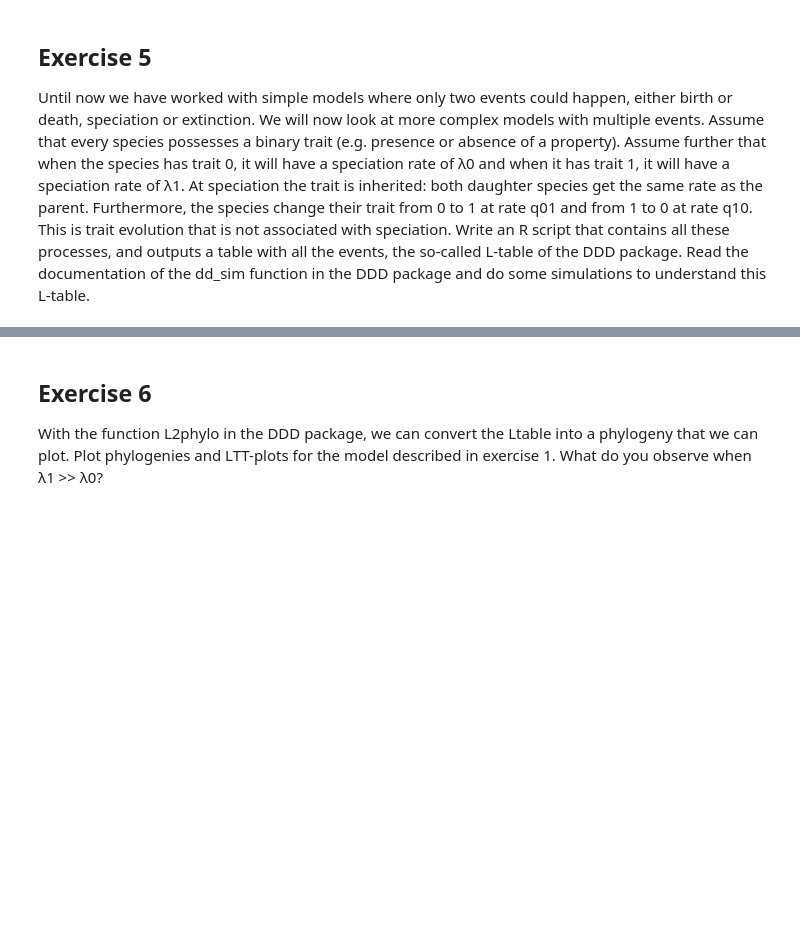
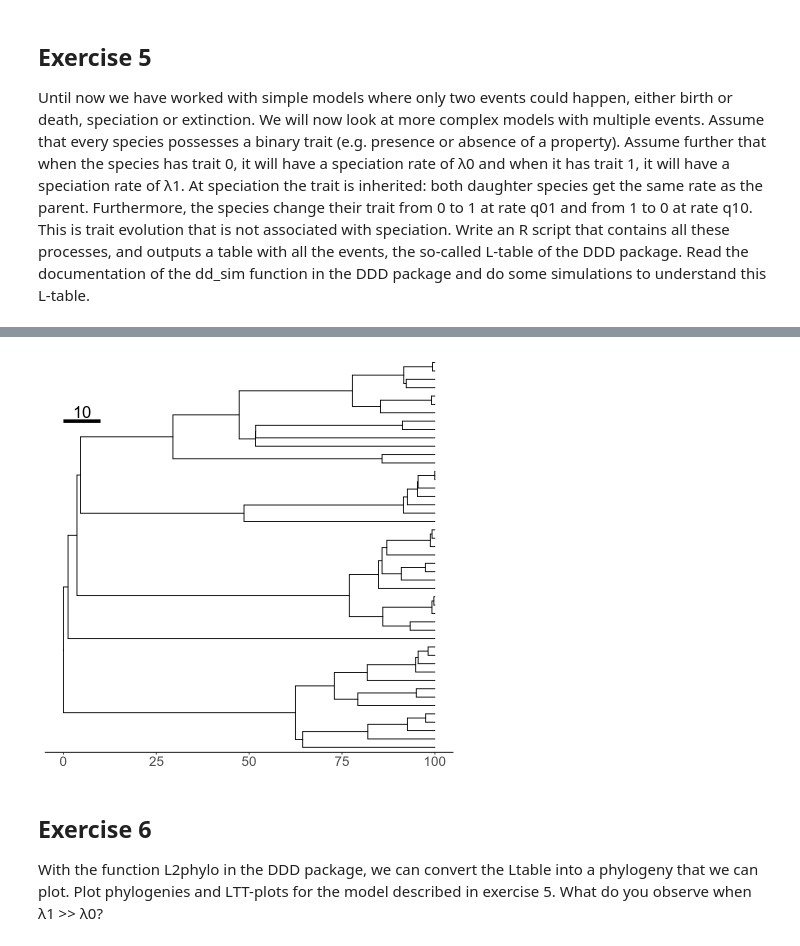
Before and after one commit to singuyenmai/bioModelling, a Jupyter notebook: macroevolution/Exercises_2.ipynb, the cells around one changed output, grey strips where cells are left out. Cells and saved outputs as stored; diff of their text form; code cells hidden in the pictures; blank space fills up the shorter version.

Commit message:
[macoevo] exercise part3-5,6

```diff
--- a/macroevolution/Exercises_2.ipynb
+++ b/macroevolution/Exercises_2.ipynb
@@ -245,0 +248,7 @@ property). Assume further that when the species has trait 0, it will have a spec
+# %%
+la <- c(2.0, 2.0)
+trait_rates <- c(0.5, 0.5)
+mu <- 0.1
+K <- 20
+pars <- c(mu, K)
+sim_output <- dd_sim_traits(la, trait_rates, pars, age=100)
@@ -246,3 +265,9 @@ property). Assume further that when the species has trait 0, it will have a spec
+# %%
+ggtree(sim_output$tes) +
+geom_treescale(x=0.0, y=40, width=10, fontsize=7, linesize = 2) +
+theme_tree2(text = element_text(size = 20))
+# %% [output]
+[figure, added]
 # %% [markdown]
 ## Exercise 6
-With the function L2phylo in the DDD package, we can convert the Ltable into a phylogeny that we can plot. Plot phylogenies and LTT-plots for the model described in exercise 1. What do you observe when λ1 >> λ0?
+With the function L2phylo in the DDD package, we can convert the Ltable into a phylogeny that we can plot. Plot phylogenies and LTT-plots for the model described in exercise 5. What do you observe when λ1 >> λ0?
```
Also changed, not shown: parts of 4 cells of this notebook, 1 other file.
